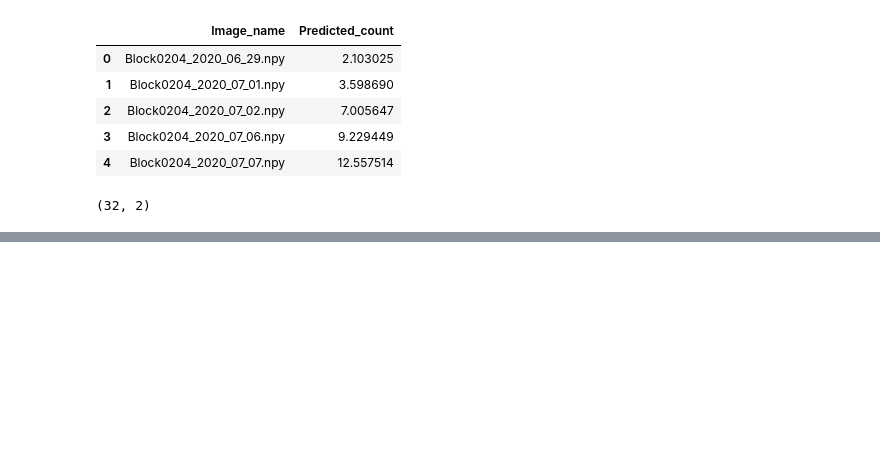
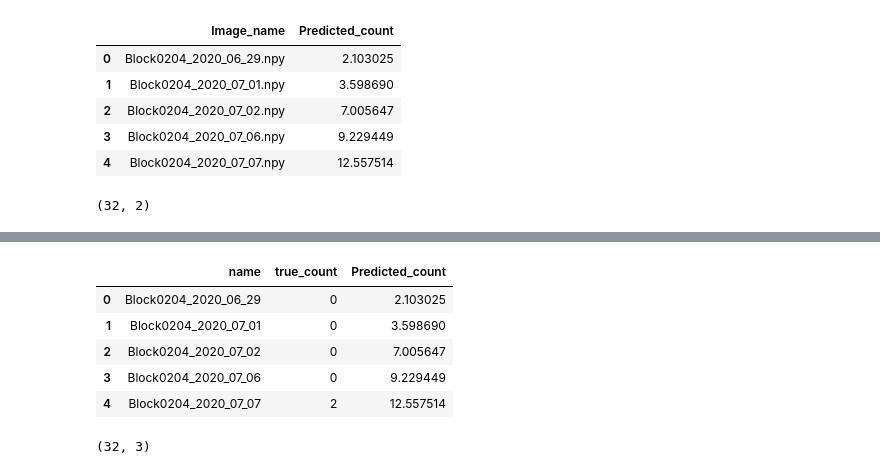
Before and after one commit to Gayara-Fernando/TN_mc_dropout, a Jupyter notebook: Prediction_validation_data_for_calibration_model.ipynb, the cells around one changed output, grey strips where cells are left out. Saved outputs shown, nothing was run; the diff lists cells and outputs as text; code cells hidden in the pictures; blank space fills up the shorter version.

```diff
--- a/Prediction_validation_data_for_calibration_model.ipynb
+++ b/Prediction_validation_data_for_calibration_model.ipynb
@@ -219,0 +254,16 @@ True_valid_counts_df = pd.read_csv("True_tassel_counts/test_data/true_test_count
+# %%
+# concatenate the true and predicted counts and save these for later use
+final_validation_df = pd.concat((True_valid_counts_df, Predicted_values_df['Predicted_count']), axis = 1)
+# %%
+final_validation_df.head()
+# %% [output]
+|  | name | true_count | Predicted_count |
+| 0 | Block0204_2020_06_29 | 0 | 2.103025 |
+| 1 | Block0204_2020_07_01 | 0 | 3.598690 |
+| 2 | Block0204_2020_07_02 | 0 | 7.005647 |
+| 3 | Block0204_2020_07_06 | 0 | 9.229449 |
+| 4 | Block0204_2020_07_07 | 2 | 12.557514 |
+# %%
+final_validation_df.shape
+# %% [output]
+(32, 3)
```
Also changed, not shown: parts of 9 cells of this notebook.
